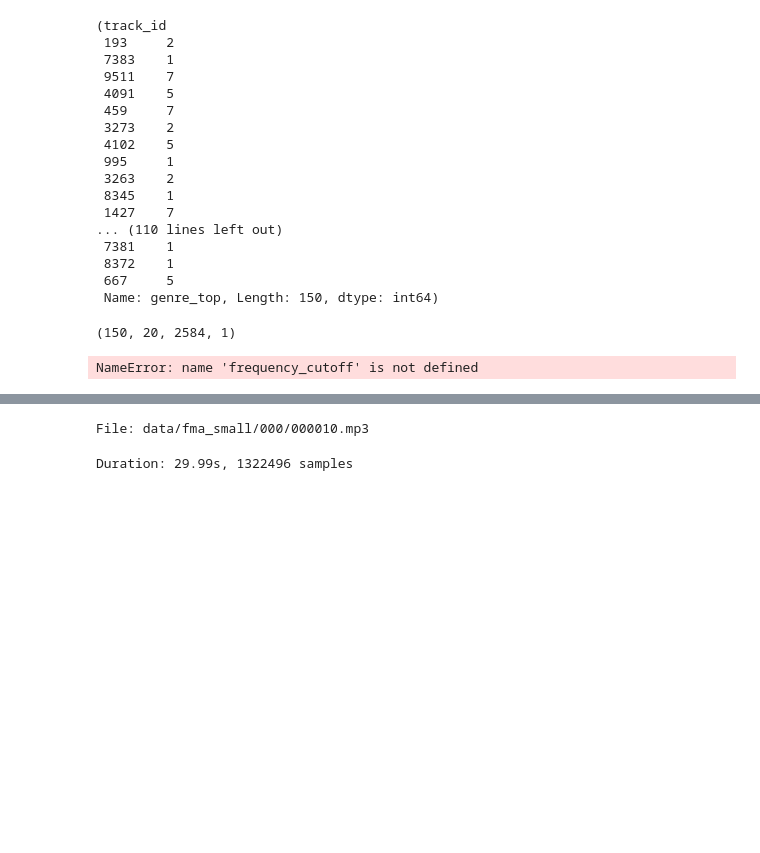
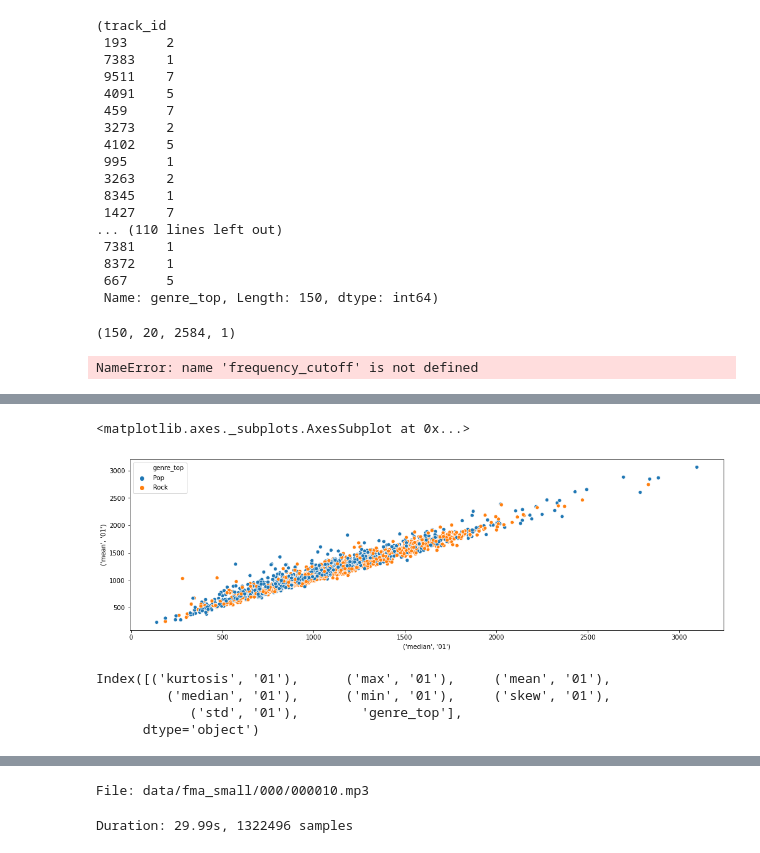
Before and after one commit to bhavnasud/MusicRecognition, a Jupyter notebook: usage.ipynb, the cells around one changed output, grey strips where cells are left out. Saved outputs shown, nothing was run; the diff lists cells and outputs as text; code cells hidden in the pictures; blank space fills up the shorter version.

```diff
--- a/usage.ipynb
+++ b/usage.ipynb
@@ -583,0 +586,20 @@ correctness_arr
+# %%
+spectral_centroid_table = features['spectral_centroid']
+spectral_centroid_table = spectral_centroid_table.merge(small['track'][['genre_top']], left_on = 'track_id', right_on = 'track_id')
+spectral_centroid_table.columns
+limited_table = spectral_centroid_table[(spectral_centroid_table['genre_top'] == 'Rock') | (spectral_centroid_table['genre_top'] == 'Pop')]
+sns.scatterplot(x=('median', '01'), y=('mean', '01'), hue="genre_top",
+                data=limited_table)
+# plt.scatter(x = spectral_centroid_table['min, 01'], y = spectral_centroid_table['max, 01'], c = spectral_centroid_table['genre_top'])
+# %% [output]
+<matplotlib.axes._subplots.AxesSubplot at 0x...>
+[figure, added]
+# %%
+spectral_centroid_table.columns
+
+#good ones for separating electronic and folk are median, skew, std, mean. add to neural network
+# %% [output]
+Index([('kurtosis', '01'),      ('max', '01'),     ('mean', '01'),
+         ('median', '01'),      ('min', '01'),     ('skew', '01'),
+            ('std', '01'),        'genre_top'],
+      dtype='object')
```
Also changed, not shown: parts of 12 cells of this notebook.
